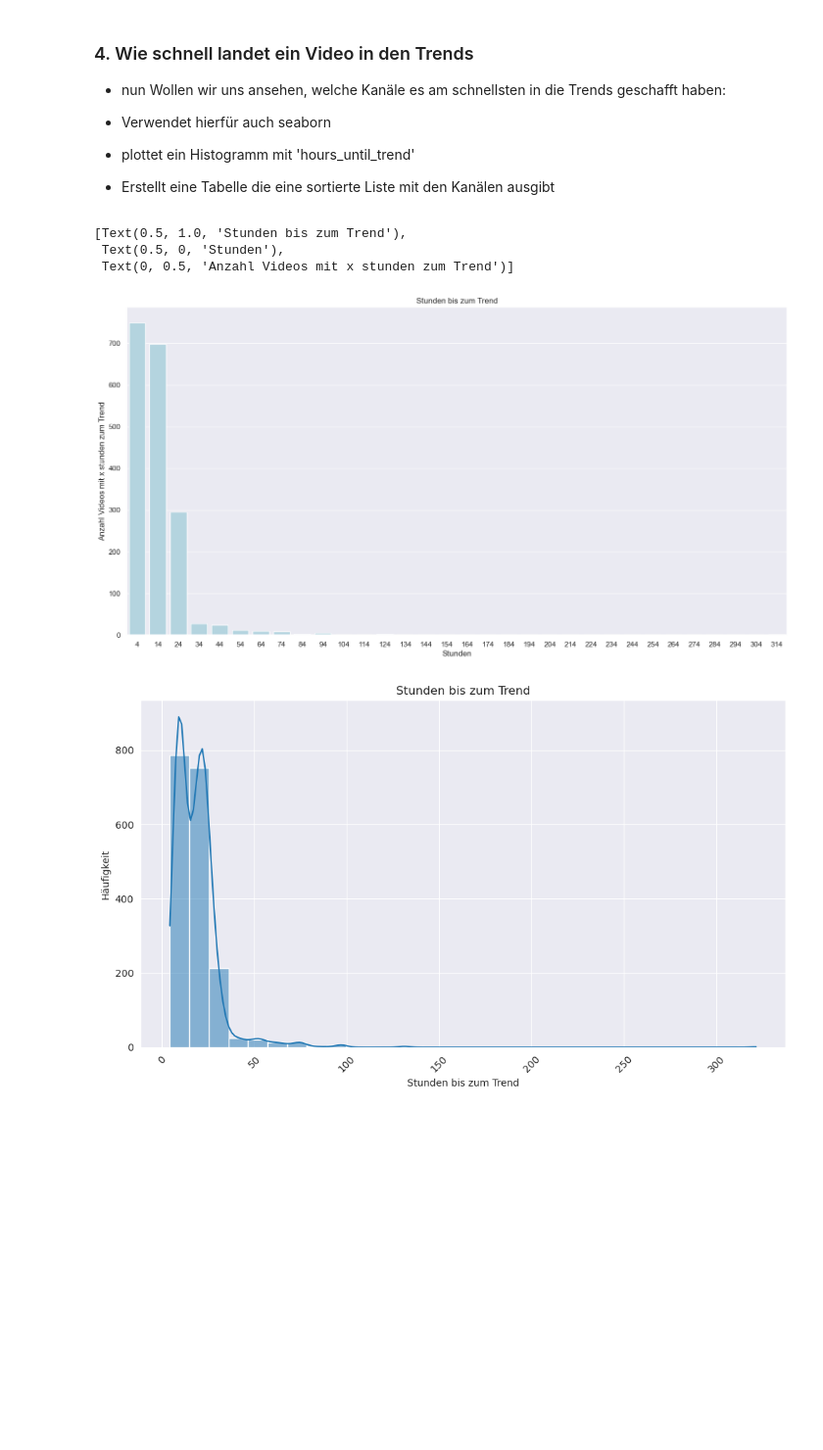
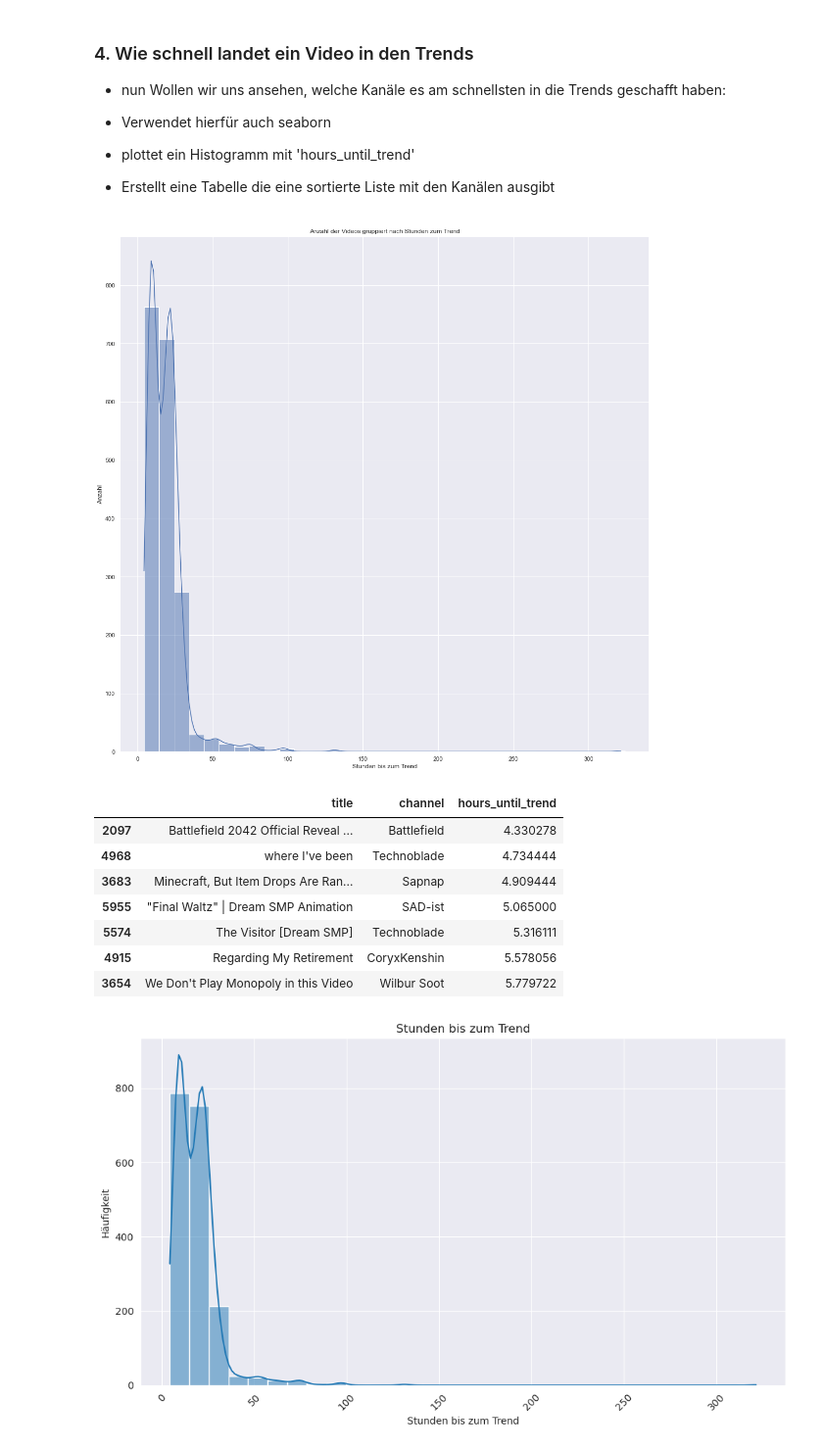
Before and after one commit to CmdLari/Data-Science-Praktikum, a Jupyter notebook: 01_Datenanalyse_Aufgaben.ipynb, the cells around one changed output. Shown: that part at 98% size. Cells and saved outputs as stored; diff of their text form; code cells hidden in the pictures; blank space fills up the shorter version.

```diff
--- a/01_Datenanalyse_Aufgaben.ipynb
+++ b/01_Datenanalyse_Aufgaben.ipynb
@@ -581,12 +581,13 @@ gaming_data['duration_class']= pd.cut(x=gaming_data.duration_in_min,bins=duratio
 
 # Definiere eine Aggregat-Funktion, wende sie aber noch nicht an,auf der spalte views_cleaned und mittelwert.
 videoDurchschnittAgg = pd.NamedAgg(column='views_cleaned',aggfunc="mean")
+videoDurchschnittAgg2 = pd.NamedAgg(column='likes_cleaned',aggfunc="mean")
 
 # Erzeuge eine neue DataSeries as dem Dataframe
 # Gruppiere nach den Duration Klasses,
 # wende auf die spalte views_cleand die Mittelwertbildung an,
 # sortiere die Datenserie nach den Duration_classes aufsteigen (kruze videos zu erste.)
-videos_per_duration = gaming_data.groupby('duration_class').agg(meanViews=videoDurchschnittAgg).sort_values(by='duration_class',ascending=True)
+videos_per_duration = gaming_data.groupby('duration_class').agg(meanViews=videoDurchschnittAgg,meanLikes=videoDurchschnittAgg2).sort_values(by='duration_class',ascending=True)
 
 # leere Zeilen fallen lassen
 videos_per_duration = videos_per_duration.dropna()
@@ -601,7 +602,10 @@ for cat in videos_per_duration.index:
 
 #print(intvals)
 
-sns.set(rc={'figure.figsize':(11,8)}) # Definiere die Größe des Diagramms.
+plt.figure(figsize=(11,8))
+plt.subplot(2,1,1)
+
+#sns.set(rc={'figure.figsize':(11,8)}) # Definiere die Größe des Diagramms.
 
 # Dumm wie huntermeter feldweg...
 #sns.barplot(x=videos_per_duration.index,y=videos_per_duration.meanViews,palette="viridis") # Erzeuge das Diagramm
@@ -611,4 +615,14 @@ ax.set_xlabel('Videodauer in min')
 ax.set_ylabel('Durchschnittliche Ansichten')
 plt.xticks(rotation=90) # Achsenbeschriftung drehen
 plt.ticklabel_format(axis='y',style='plain') # die AchenBeschriftung in 'normalerweise' langer darstellung ausschreiben
+
+plt.subplot(2,1,2)
+ax = sns.barplot(x=intvals,y=videos_per_duration.meanLikes,palette="viridis")# Erzeuge das Diagramm
+ax.set_title('Durchschnittliche Likes je Video-Dauer')
+ax.set_xlabel('Videodauer in min')
+ax.set_ylabel('Durchschnittliche Likes')
+plt.xticks(rotation=90) # Achsenbeschriftung drehen
+plt.ticklabel_format(axis='y',style='plain') # die AchenBeschriftung in 'normalerweise' langer darstellung ausschreiben
+
+plt.tight_layout()
 # %% [output]
@@ -639,54 +653,44 @@ plt.ticklabel_format(axis='y',style='plain') # die AchenBeschriftung in 'normale
 # %%
 ### hier sollte euer Code stehen
 # Daten vorbereiten:
 gaming_data.hours_until_trend.min()
 
 intervalgrenzen=range(np.floor(gaming_data.hours_until_trend.min()).astype(int),
                       np.ceil(gaming_data.hours_until_trend.max()).astype(int)+10,
                       10)
 #print(intervalgrenzen)
 
-gaming_data['hours_until_trend_class'] = pd.cut(x=gaming_data.hours_until_trend,bins=intervalgrenzen,labels=intervalgrenzen[0:len(intervalgrenzen)-1],retbins=False,include_lowest=True)
+
+#gaming_data['hours_until_trend_class'] = pd.cut(x=gaming_data.hours_until_trend,bins=intervalgrenzen,labels=intervalgrenzen[0:len(intervalgrenzen)-1],retbins=False,include_lowest=True)
+#gaming_data['hours_until_trend_class'] = pd.cut(x=gaming_data.hours_until_trend,bins=intervalgrenzen,include_lowest=True)
+#gaming_data.head()
 
 
-#gamingTrendClasses = gaming_data.groupby('hours_until_trend_class').count()#[['hours_until_trend_class','title']]
-gamingTrendClasses = gaming_data[['hours_until_trend_class','title']].groupby('hours_until_trend_class').count()
-#gamingTrendClasses.head()
+plt.figure(figsize=(18,18))
 
-#gamingTrendClasses=pd.DataFrame(gaming_data[['title','hours_until_trend_class']])
-#gamingTrendClasses=pd.DataFrame(gaming_data['hours_until_trend_class'].transform(lambda x:str(x)))
-#gamingTrendClasses=pd.DataFrame(gaming_data['hours_until_trend_class'].transform(lambda x:str(x)))[['hours_until_trend_class']]
+achsen = sns.histplot(data=gaming_data,
+             x='hours_until_trend',
+             stat='count',
+             binwidth=10,
+             kde=True
+             )
+achsen.set_title('Anzahl der Videos gruppiert nach Stunden zum Trend')
+achsen.set_xlabel('Stunden bis zum Trend')
+achsen.set_ylabel('Anzahl')
 
-gamingTrendClasses.head()
-# gamingTrendClasses.dtypes
+plt.show()
 
-# Daten Plotten
-
-# erfolgloser schrott
-
-#sns.lineplot(x=gamingTrendClasses.index,y=gamingTrendClasses.title,ax=ax2)
-#sns.histplot(data=gamingTrendClasses,x='hours_until_trend_class',y='title')
-#ax=sns.barplot(data=gamingTrendClasses,x='hours_until_trend_class',y='title')
-#plt.gcf().set_size_inches(16,16)
-# ax.set(xlabel="Anzahl Views (cleaned)",ylabel="Häufigkeit",title="Geiler Scheiß!")
-# ax.ticklabel_format(axis='x',style='plain')
-# plt.show()
-
-# Übersichtliche Tabelle ausgeben.
-tabelle = gaming_data[['title','channel','hours_until_trend']].sort_values(by='hours_until_trend',ascending=True)
-tabelle
-
-# das hier läfut
-fig, ax1 = plt.subplots(figsize=(18,9)) # keine ahnung.
-sns.barplot(x=gamingTrendClasses.index,y=gamingTrendClasses.title,color='lightblue',ax=ax1)
-plt.gca().set(title="Stunden bis zum Trend",xlabel="Stunden",ylabel="Anzahl Videos mit x stunden zum Trend")
-
-#ax2 = ax1.twinx() # die x-achse duplizieren, um die beiden plots zu überlagern.
+gaming_data[['title','channel','hours_until_trend']].copy().sort_values(by='hours_until_trend',ascending=True).head(7)
 # %% [output]
-[Text(0.5, 1.0, 'Stunden bis zum Trend'),
- Text(0.5, 0, 'Stunden'),
- Text(0, 0.5, 'Anzahl Videos mit x stunden zum Trend')]
-[figure, old version]
+[figure, new version]
+|  | title | channel | hours_until_trend |
+| 2097 | Battlefield 2042 Official Reveal ... | Battlefield | 4.330278 |
+| 4968 | where I've been | Technoblade | 4.734444 |
+| 3683 | Minecraft, But Item Drops Are Ran... | Sapnap | 4.909444 |
+| 5955 | "Final Waltz" | Dream SMP Animation | SAD-ist | 5.065000 |
+| 5574 | The Visitor [Dream SMP] | Technoblade | 5.316111 |
+| 4915 | Regarding My Retirement | CoryxKenshin | 5.578056 |
+| 3654 | We Don't Play Monopoly in this Video | Wilbur Soot | 5.779722 |
 # %%
 ### hier nichts ausführen, sonst verschwindet der Output.
 # %% [output]
```
Also changed, not shown: parts of 1 cell of this notebook.
